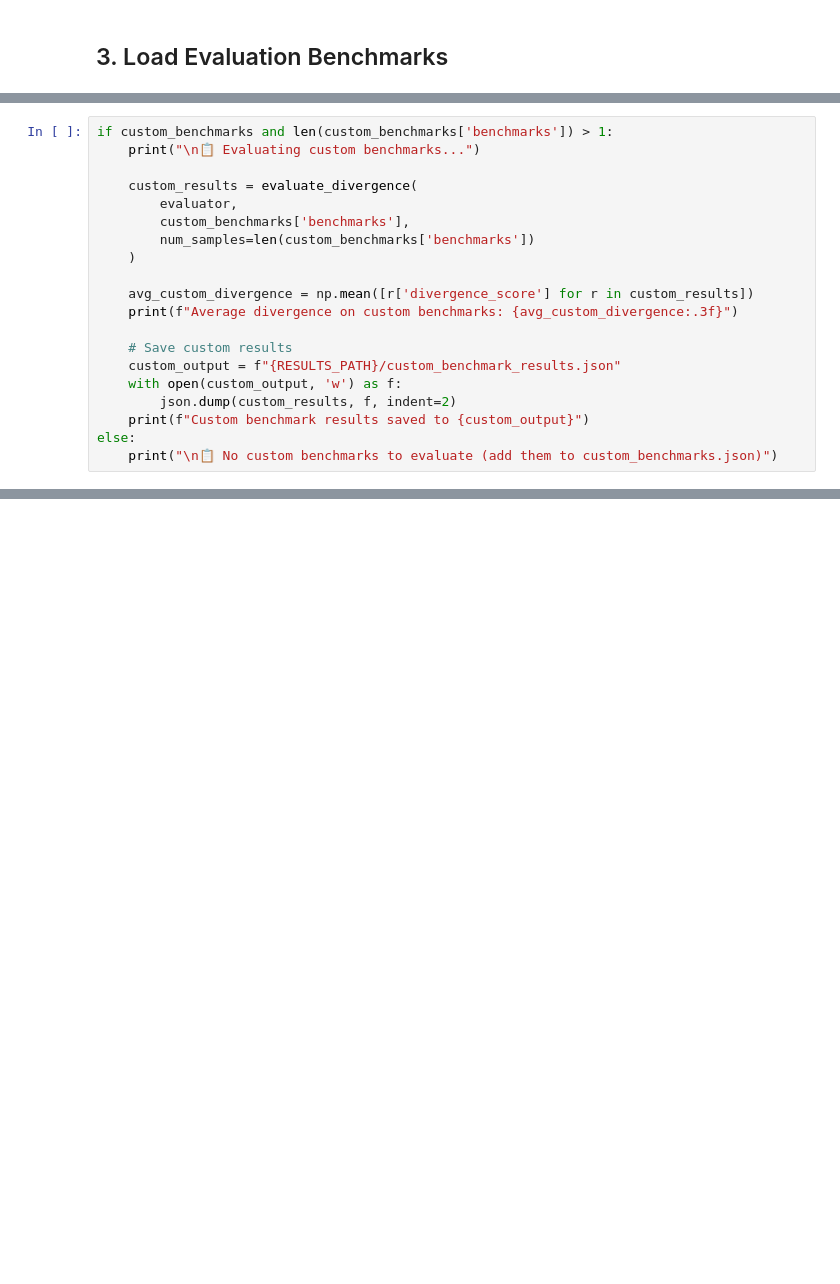
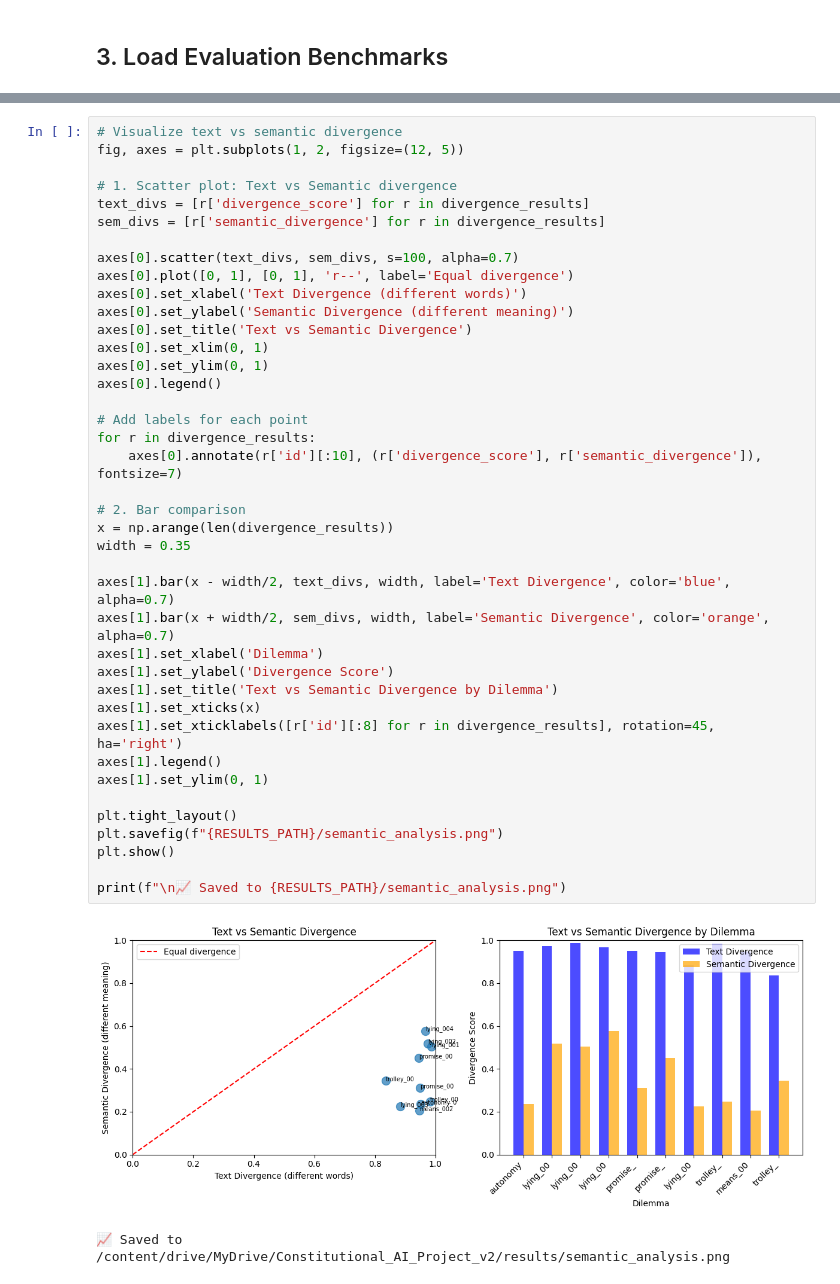
Before and after one commit to ychleee/CAI_project, a Jupyter notebook: notebooks/03_evaluation_colab.ipynb, the cells around one changed output, grey strips where cells are left out. Saved outputs shown, nothing was run; the diff lists cells and outputs as text; blank space fills up the shorter version.

```diff
--- a/notebooks/03_evaluation_colab.ipynb
+++ b/notebooks/03_evaluation_colab.ipynb
@@ -380,20 +676,0 @@ else:
-# %%
-if custom_benchmarks and len(custom_benchmarks['benchmarks']) > 1:
-    print("\n📋 Evaluating custom benchmarks...")
-
-    custom_results = evaluate_divergence(
-        evaluator,
-        custom_benchmarks['benchmarks'],
-        num_samples=len(custom_benchmarks['benchmarks'])
-    )
-
-    avg_custom_divergence = np.mean([r['divergence_score'] for r in custom_results])
-    print(f"Average divergence on custom benchmarks: {avg_custom_divergence:.3f}")
-
-    # Save custom results
-    custom_output = f"{RESULTS_PATH}/custom_benchmark_results.json"
-    with open(custom_output, 'w') as f:
-        json.dump(custom_results, f, indent=2)
-    print(f"Custom benchmark results saved to {custom_output}")
-else:
-    print("\n📋 No custom benchmarks to evaluate (add them to custom_benchmarks.json)")
@@ -399,0 +1488,43 @@ else:
+# %%
+# Visualize text vs semantic divergence
+fig, axes = plt.subplots(1, 2, figsize=(12, 5))
+
+# 1. Scatter plot: Text vs Semantic divergence
+text_divs = [r['divergence_score'] for r in divergence_results]
+sem_divs = [r['semantic_divergence'] for r in divergence_results]
+
+axes[0].scatter(text_divs, sem_divs, s=100, alpha=0.7)
+axes[0].plot([0, 1], [0, 1], 'r--', label='Equal divergence')
+axes[0].set_xlabel('Text Divergence (different words)')
+axes[0].set_ylabel('Semantic Divergence (different meaning)')
+axes[0].set_title('Text vs Semantic Divergence')
+axes[0].set_xlim(0, 1)
+axes[0].set_ylim(0, 1)
+axes[0].legend()
+
+# Add labels for each point
+for r in divergence_results:
+    axes[0].annotate(r['id'][:10], (r['divergence_score'], r['semantic_divergence']), fontsize=7)
+
+# 2. Bar comparison
+x = np.arange(len(divergence_results))
+width = 0.35
+
+axes[1].bar(x - width/2, text_divs, width, label='Text Divergence', color='blue', alpha=0.7)
+axes[1].bar(x + width/2, sem_divs, width, label='Semantic Divergence', color='orange', alpha=0.7)
+axes[1].set_xlabel('Dilemma')
+axes[1].set_ylabel('Divergence Score')
+axes[1].set_title('Text vs Semantic Divergence by Dilemma')
+axes[1].set_xticks(x)
+axes[1].set_xticklabels([r['id'][:8] for r in divergence_results], rotation=45, ha='right')
+axes[1].legend()
+axes[1].set_ylim(0, 1)
+
+plt.tight_layout()
+plt.savefig(f"{RESULTS_PATH}/semantic_analysis.png")
+plt.show()
+
+print(f"\n📈 Saved to {RESULTS_PATH}/semantic_analysis.png")
+# %% [output]
+[figure, added]
+📈 Saved to /content/drive/MyDrive/Constitutional_AI_Project_v2/results/semantic_analysis.png
```
Also changed, not shown: parts of 21 cells of this notebook.
